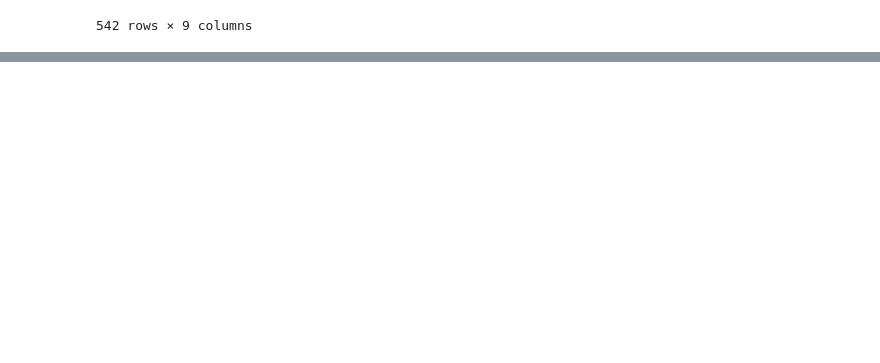
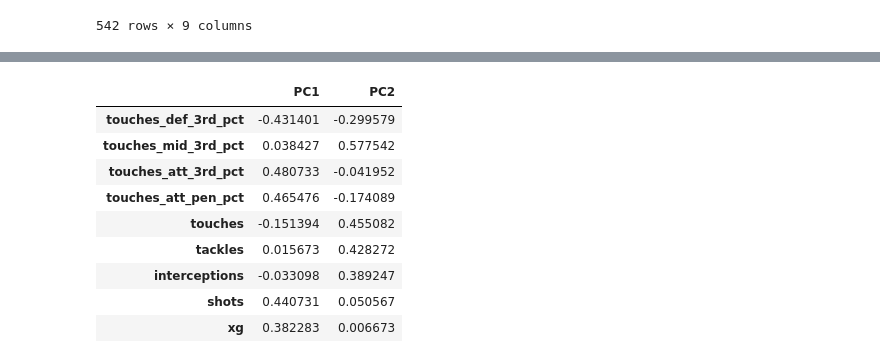
Before and after one commit to Matre5/player-role-profiler, a Jupyter notebook: notebooks/03_role_analysis.ipynb, the cells around one changed output, grey strips where cells are left out. Cells and saved outputs as stored; diff of their text form; code cells hidden in the pictures; blank space fills up the shorter version.

```diff
--- a/notebooks/03_role_analysis.ipynb
+++ b/notebooks/03_role_analysis.ipynb
@@ -267,0 +322,17 @@ X
+# %%
+pd.DataFrame(
+    pca.components_.T,
+    index=features,
+    columns=["PC1", "PC2"]
+)
+# %% [output]
+|  | PC1 | PC2 |
+| touches_def_3rd_pct | -0.431401 | -0.299579 |
+| touches_mid_3rd_pct | 0.038427 | 0.577542 |
+| touches_att_3rd_pct | 0.480733 | -0.041952 |
+| touches_att_pen_pct | 0.465476 | -0.174089 |
+| touches | -0.151394 | 0.455082 |
+| tackles | 0.015673 | 0.428272 |
+| interceptions | -0.033098 | 0.389247 |
+| shots | 0.440731 | 0.050567 |
+| xg | 0.382283 | 0.006673 |
```
Also changed, not shown: parts of 6 cells of this notebook.
